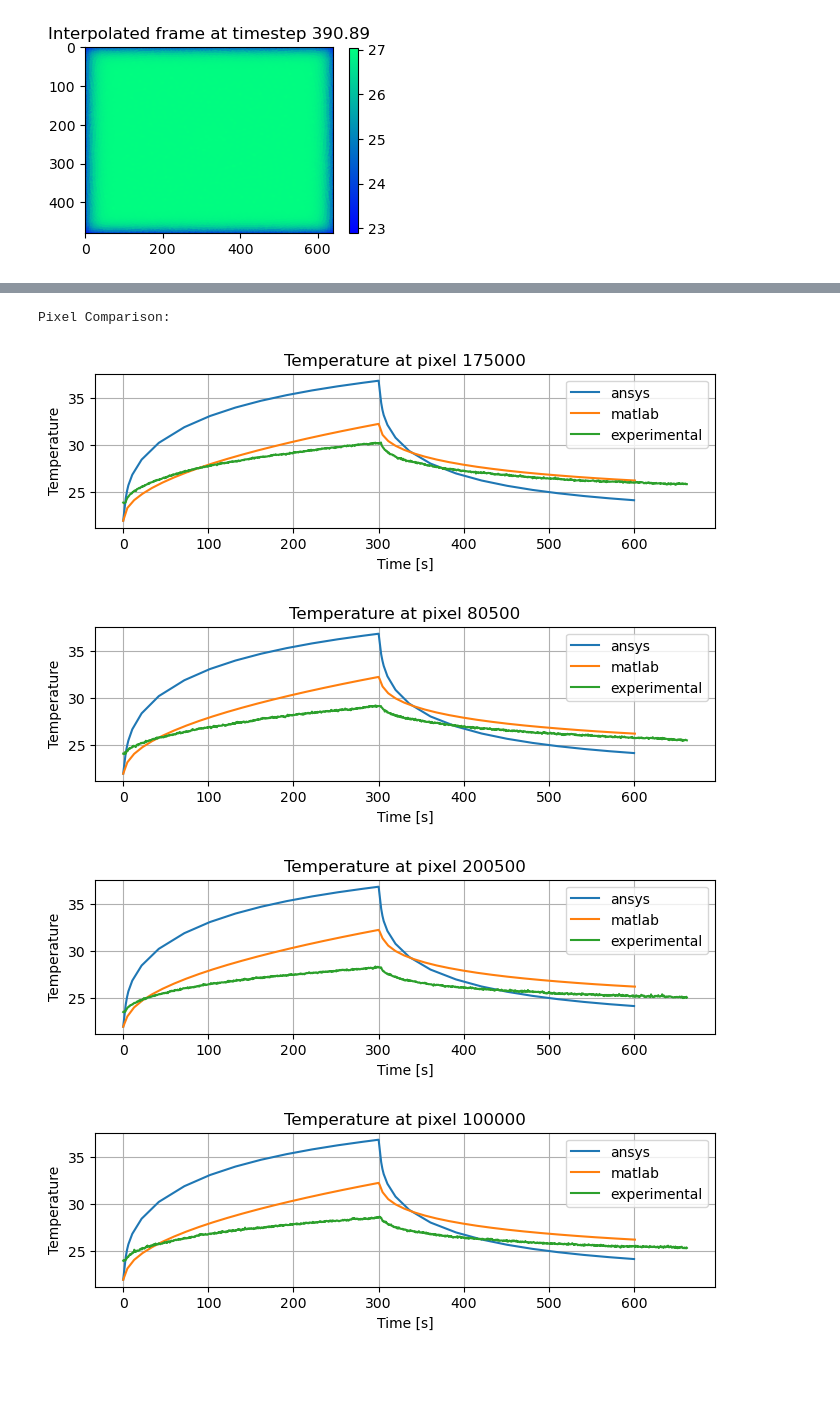
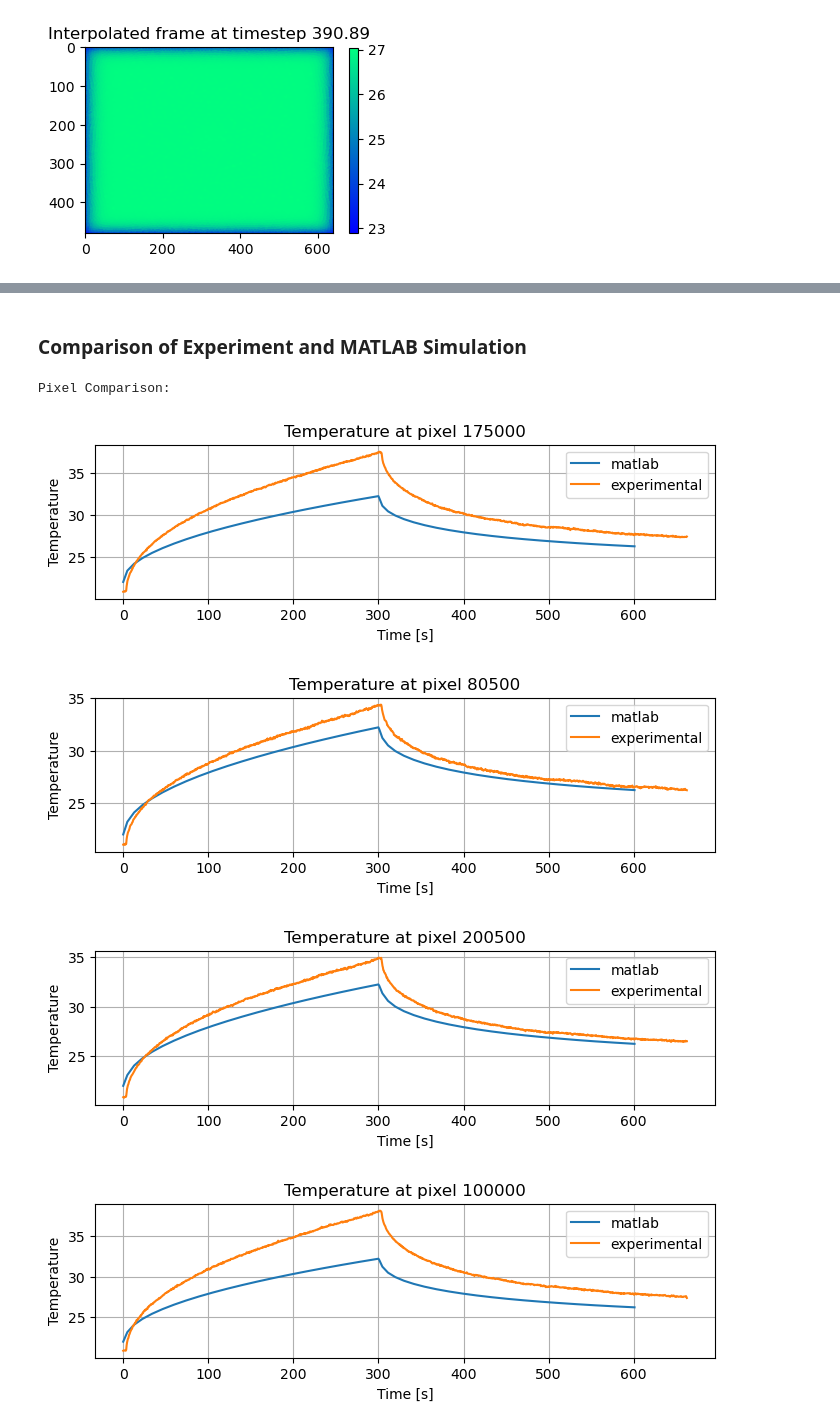
Before and after one commit to lvburik/TeamInternship, a Jupyter notebook: SimulationModel/simulation_comparison.ipynb, the cells around one changed output, grey strips where cells are left out. Drawn from its saved outputs; the diff is of its cells as text; code cells hidden in the pictures; blank space fills up the shorter version.

```diff
--- a/SimulationModel/simulation_comparison.ipynb
+++ b/SimulationModel/simulation_comparison.ipynb
@@ -112,10 +110,7 @@ plt.show()
 # %%
 # load experimental data
-data_path = "/Users/kelseypenners/Library/CloudStorage/OneDrive-TUEindhoven/Li, Muyao's files - 5ARIP10 shared data/Experimental data/resin plates"
-files = os.listdir(data_path)
-
-npy_path = os.path.join(data_path, files[0])
-experimental_data = np.load(npy_path)
+data_path = "/Users/kelseypenners/Library/CloudStorage/OneDrive-TUEindhoven/Li, Muyao's files - 5ARIP10 shared data/Experimental data/Resin plates/circular_3_lamps.npy"
+experimental_data = np.load(data_path)
 # %%
 # load ansys simulation data
 path = "../SimulationModel/ansys_results.csv"
@@ -207,13 +199,0 @@ plt.show()
-# %%
-pixel =  np.random.choice(307200, 1)
-p_ansys = ansys_flattened_temperatures[:,pixel]
-p_matlab = flattened_temperatures[:,pixel]
-
-plt.figure(figsize=(8,2))
-plt.plot(t_ansys, p_ansys)
-plt.plot(t_matlab, p_matlab)
-plt.xlabel('Time [s]')
-plt.ylabel('Temperature')
-plt.grid('on')
-plt.title(f"Ansys vs MATLAB Interpolated Data at Pixel {pixel}")
-plt.show()
@@ -232,3 +212,12 @@ def plot_pixel_temp(pixel_id, temps, timesteps, labels):
     plt.grid('on')
     plt.title(f"Temperature at pixel {pixel_id}")
     plt.show()
+# %%
+# plot various pixel temperatures over time
+pixels = [175000, 80500, 200500, 100000]
+temps = [matlab_sim_setting, ansys_flattened_temperatures]
+timesteps = [t_m_sim_setting, t_ansys]
+labels = ["matlab", "ansys"]
+print("Pixel Comparison: ")
+for pixel in pixels:
+    plot_pixel_temp(pixel, temps, timesteps, labels)
@@ -235,19 +230,19 @@ def plot_pixel_temp(pixel_id, temps, timesteps, labels):
+# %% [markdown]
+### Comparison of Experiment and MATLAB Simulation
 # %%
 # plot various pixel temperatures over time
 pixels = [175000, 80500, 200500, 100000]
-temps = [ansys_flattened_temperatures, flattened_temperatures, experimental_data]
-timesteps = [t_ansys,
-             t_matlab,
-             np.linspace(0, experimental_data.shape[0]*0.5, experimental_data.shape[0])]
-labels = ["ansys", "matlab", "experimental"]
+temps = [matlab_exp_setting, experimental_data]
+timesteps = [t_m_exp_setting, np.linspace(0, experimental_data.shape[0]*0.5, experimental_data.shape[0])]
+labels = ["matlab", "experimental"]
 print("Pixel Comparison: ")
 for pixel in pixels:
     plot_pixel_temp(pixel, temps, timesteps, labels)
 # %% [output]
 Pixel Comparison:
-[figure, old version]
+[figure, new version]
-[figure, old version]
+[figure, new version]
-[figure, old version]
+[figure, new version]
-[figure, old version]
+[figure, new version]
 # %%
 # plot pixel locations on a frame
```
Also changed, not shown: parts of 9 cells of this notebook.
